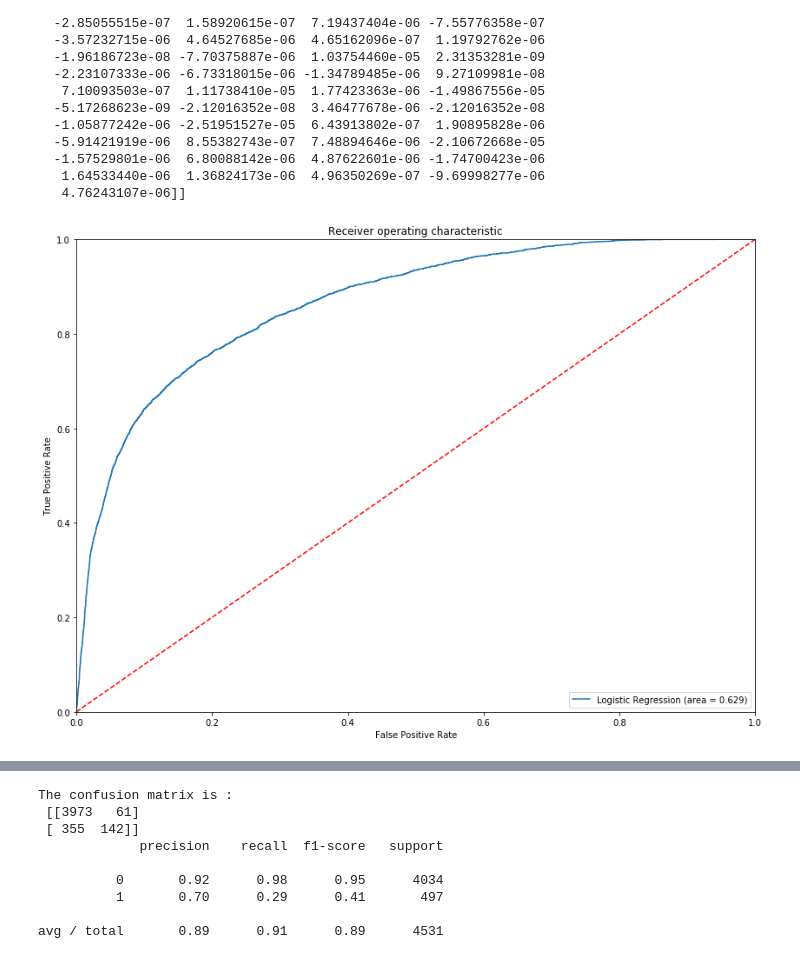
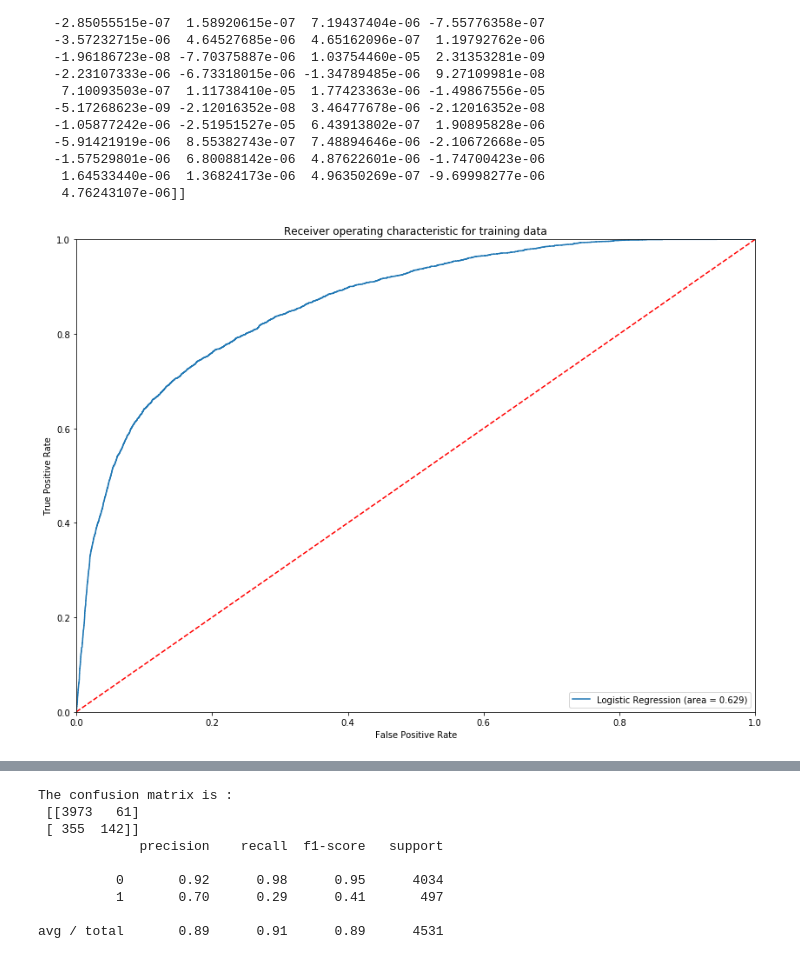
Before and after one commit to samliustats/Datacamp, a Jupyter notebook: bank/Bank_Market-untouched-data.ipynb, the cells around one changed output, grey strips where cells are left out. Drawn from its saved outputs; the diff is of its cells as text; code cells hidden in the pictures.

Commit message:
Bank marketing original data

```diff
--- a/bank/Bank_Market-untouched-data.ipynb
+++ b/bank/Bank_Market-untouched-data.ipynb
@@ -159,18 +160,18 @@ Accuracy of logistic regression classifier on testing set: 0.91
 # %%
 logit_roc_auc = roc_auc_score(y_train, LogReg.predict(X_train))
 fpr, tpr, thresholds = roc_curve(y_train, LogReg.predict_proba(X_train)[:,1])
 fig = plt.figure(figsize=(14, 10))
 plt.plot(fpr, tpr, label='Logistic Regression (area = %0.3f)' % logit_roc_auc)
 plt.plot([0, 1], [0, 1],'r--')
 plt.xlim([0.0, 1.0])
 plt.ylim([0.0, 1.0])
 plt.xlabel('False Positive Rate')
 plt.ylabel('True Positive Rate')
-plt.title('Receiver operating characteristic')
+plt.title('Receiver operating characteristic for training data')
 plt.legend(loc="lower right")
 plt.savefig('Log_ROC')
 # %% [output]
-[figure, old version]
+[figure, new version]
 # %%
 logit_model = sm.Logit(y_train.astype(float),X_train.astype(float))
 result = logit_model.fit()
```
Also changed, not shown: parts of 8 cells of this notebook.
